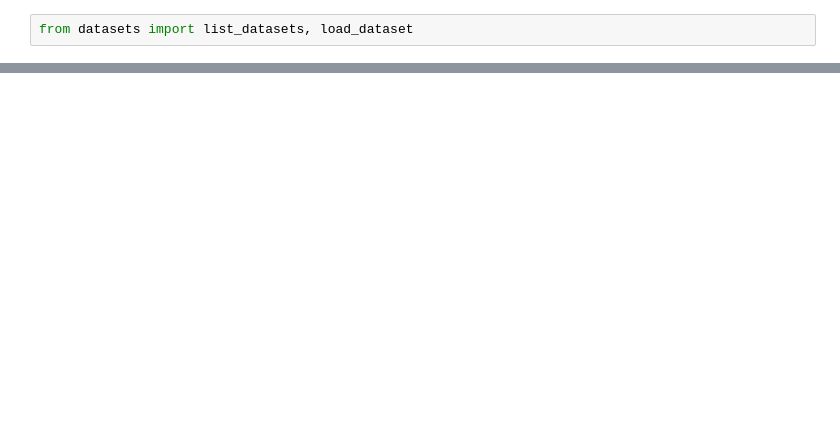
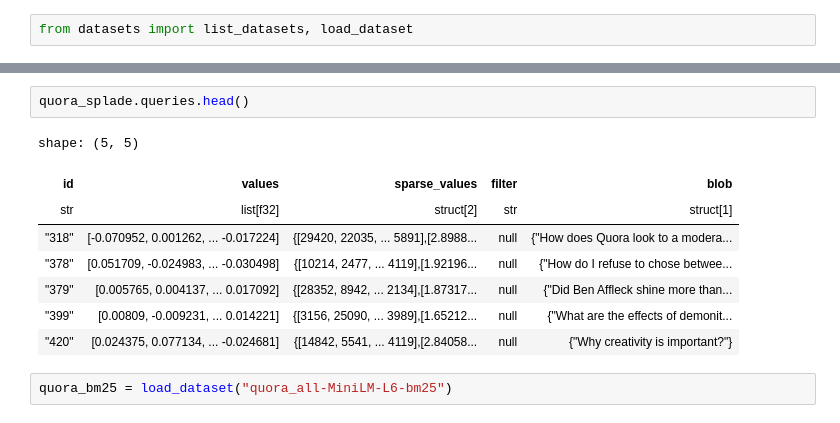
Before and after one commit to pinecone-io/pinecone-datasets, a Jupyter notebook: scratchpad.ipynb, the cells around one changed output, grey strips where cells are left out. Drawn from its saved outputs; the diff is of its cells as text; blank space fills up the shorter version.

```diff
--- a/scratchpad.ipynb
+++ b/scratchpad.ipynb
@@ -35,0 +53,13 @@ for row in dataset.iter_docs(batch_size=2):
+# %%
+quora_splade.queries.head()
+# %% [output]
+shape: (5, 5)
+| id | values | sparse_values | filter | blob |
+| str | list[f32] | struct[2] | str | struct[1] |
+| "318" | [-0.070952, 0.001262, ... -0.017224] | {[29420, 22035, ... 5891],[2.8988... | null | {"How does Quora look to a modera... |
+| "378" | [0.051709, -0.024983, ... -0.030498] | {[10214, 2477, ... 4119],[1.92196... | null | {"How do I refuse to chose betwee... |
+| "379" | [0.005765, 0.004137, ... 0.017092] | {[28352, 8942, ... 2134],[1.87317... | null | {"Did Ben Affleck shine more than... |
+| "399" | [0.00809, -0.009231, ... 0.014221] | {[3156, 25090, ... 3989],[1.65212... | null | {"What are the effects of demonit... |
+| "420" | [0.024375, 0.077134, ... -0.024681] | {[14842, 5541, ... 4119],[2.84058... | null | {"Why creativity is important?"} |
+# %%
+quora_bm25 = load_dataset("quora_all-MiniLM-L6-bm25")
```
Also changed, not shown: parts of 12 cells of this notebook, 9 other files.
